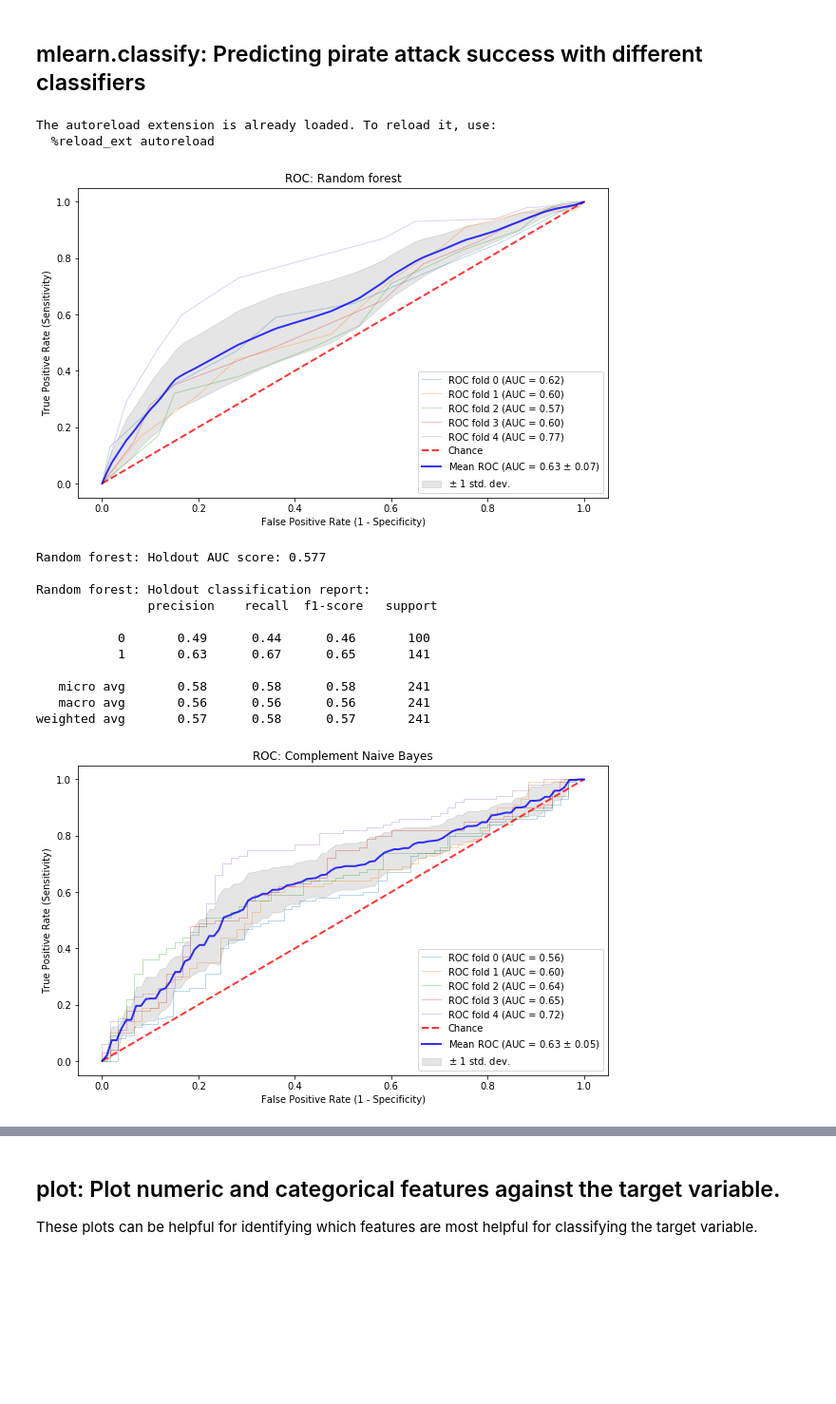
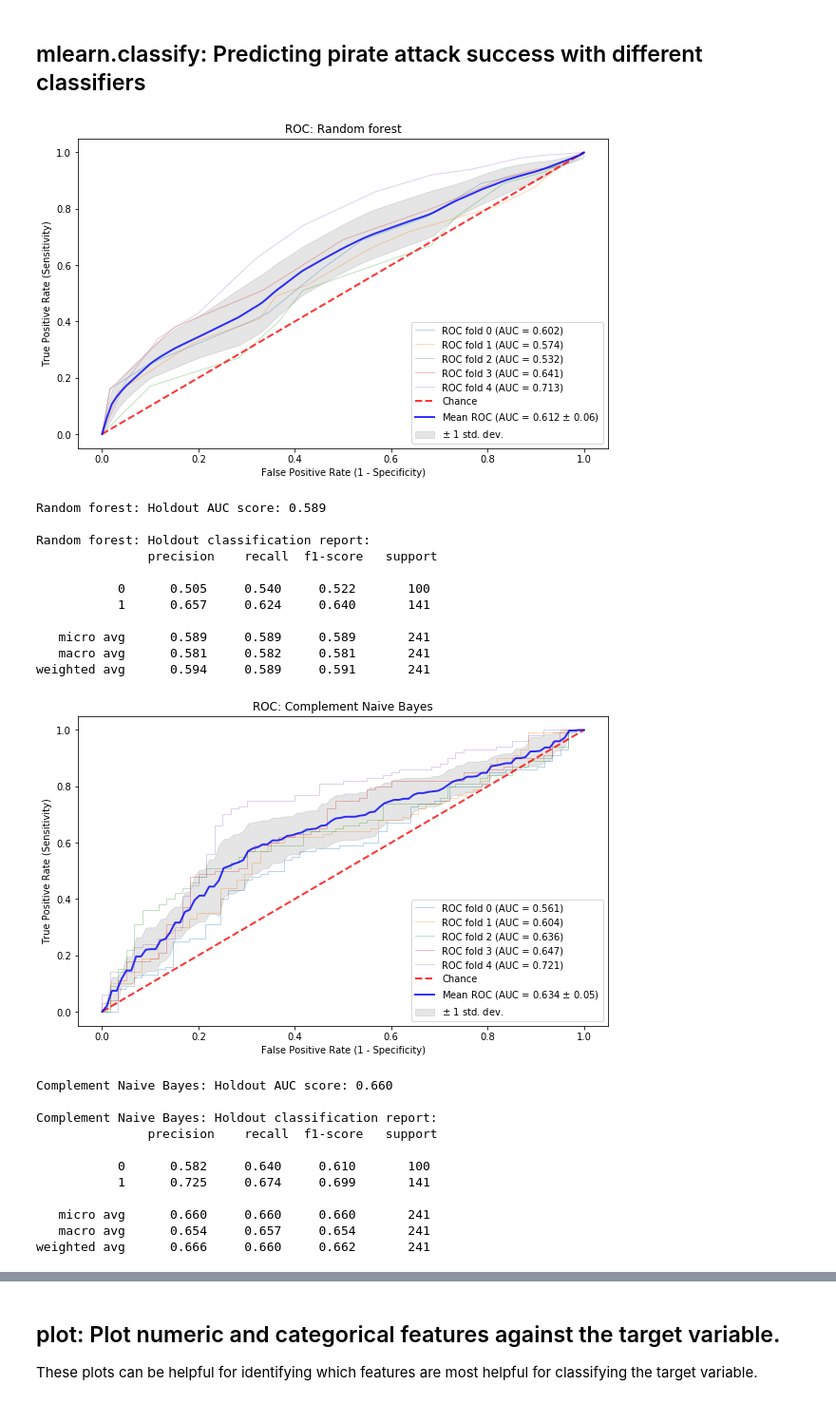
Before and after one commit to aimfeld/aitools, a Jupyter notebook: examples.ipynb, the cells around one changed output, grey strips where cells are left out. Shown at 95% size. Cells and saved outputs as stored; diff of their text form; code cells hidden in the pictures; blank space fills up the shorter version.

```diff
--- a/examples.ipynb
+++ b/examples.ipynb
@@ -11,48 +11,61 @@ from aitools import mlearn
 import pandas as pd
 from sklearn.linear_model import LogisticRegression
 from sklearn.neighbors import KNeighborsClassifier
 from sklearn.naive_bayes import ComplementNB
 from sklearn.ensemble import RandomForestClassifier
 
 # Suppress warnings
 import warnings
 warnings.filterwarnings(action='ignore', category= FutureWarning)
 
 df_pirate = pd.read_csv('data/pirate_data.csv')
 
 # Define features
 features = ['LAT', 'LONG', 'ATTACKS', 'REGION', 'COUNTRY',
             'VESSEL TYPE', 'VESSEL ACTIVITY LOCATION',
             'TIMEZONE', 'TIME OF DAY']
 
 X = df_pirate[features]
 y = df_pirate['ATTACK SUCCESS']
 
 # Test classifiers
 classifiers = {
     'Random forest': RandomForestClassifier(),
     'Complement Naive Bayes': ComplementNB(),
     'KNN (n=7)': KNeighborsClassifier(n_neighbors=7),
     'LogisticRegression': LogisticRegression(solver='liblinear', class_weight='balanced'),
 }
 
-df_scores = pd.DataFrame(columns=['AUC holdout score'])
+df_scores = pd.DataFrame(columns=['classifier', 'auc_holdout', 'auc_cv'])
 for name, classifier in classifiers.items():
-    _, auc_score = mlearn.classify(name, classifier, X, y)
-    df_scores.loc[name, 'AUC holdout score'] = auc_score
+    pipeline, auc_holdout, auc_cv = mlearn.classify(name, classifier, X, y )
+
+    row = {'classifier': name, 'auc_holdout': auc_holdout, 'auc_cv': auc_cv}
+    df_scores = df_scores.append(row, ignore_index=True)
+
+df_scores.sort_values('auc_cv', ascending=False)
 # %% [output]
+[figure, new version]
-The autoreload extension is already loaded. To reload it, use:
-  %reload_ext autoreload
+Random forest: Holdout AUC score: 0.589
+
+Random forest: Holdout classification report:
+               precision    recall  f1-score   support
+
+           0      0.505     0.540     0.522       100
+           1      0.657     0.624     0.640       141
+
+   micro avg      0.589     0.589     0.589       241
+   macro avg      0.581     0.582     0.581       241
+weighted avg      0.594     0.589     0.591       241
-[figure, old version]
+[figure, new version]
-Random forest: Holdout AUC score: 0.577
+Complement Naive Bayes: Holdout AUC score: 0.660
 
-Random forest: Holdout classification report:
+Complement Naive Bayes: Holdout classification report:
                precision    recall  f1-score   support
 
-           0       0.49      0.44      0.46       100
-           1       0.63      0.67      0.65       141
+           0      0.582     0.640     0.610       100
+           1      0.725     0.674     0.699       141
 
-   micro avg       0.58      0.58      0.58       241
-   macro avg       0.56      0.56      0.56       241
-weighted avg       0.57      0.58      0.57       241
+   micro avg      0.660     0.660     0.660       241
+   macro avg      0.654     0.657     0.654       241
+weighted avg      0.666     0.660     0.662       241
-[figure, old version]
```
Also changed, not shown: parts of 2 cells of this notebook, 1 other file.
